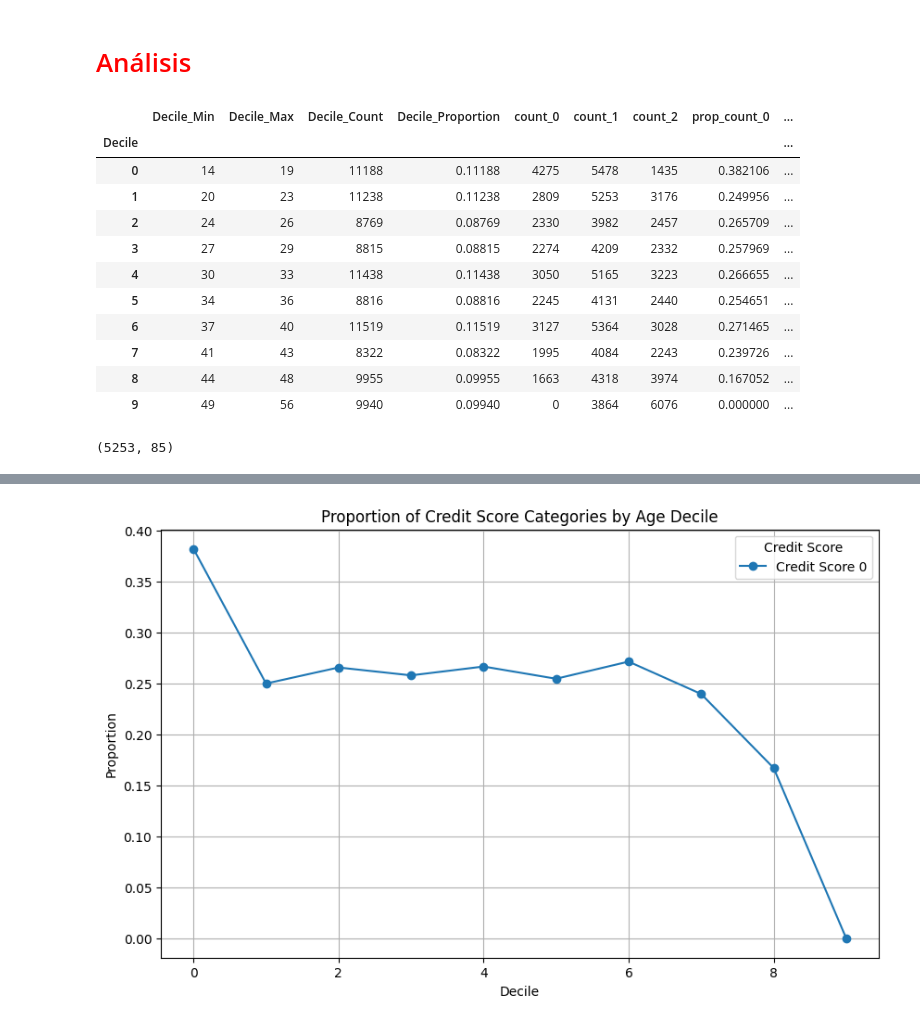
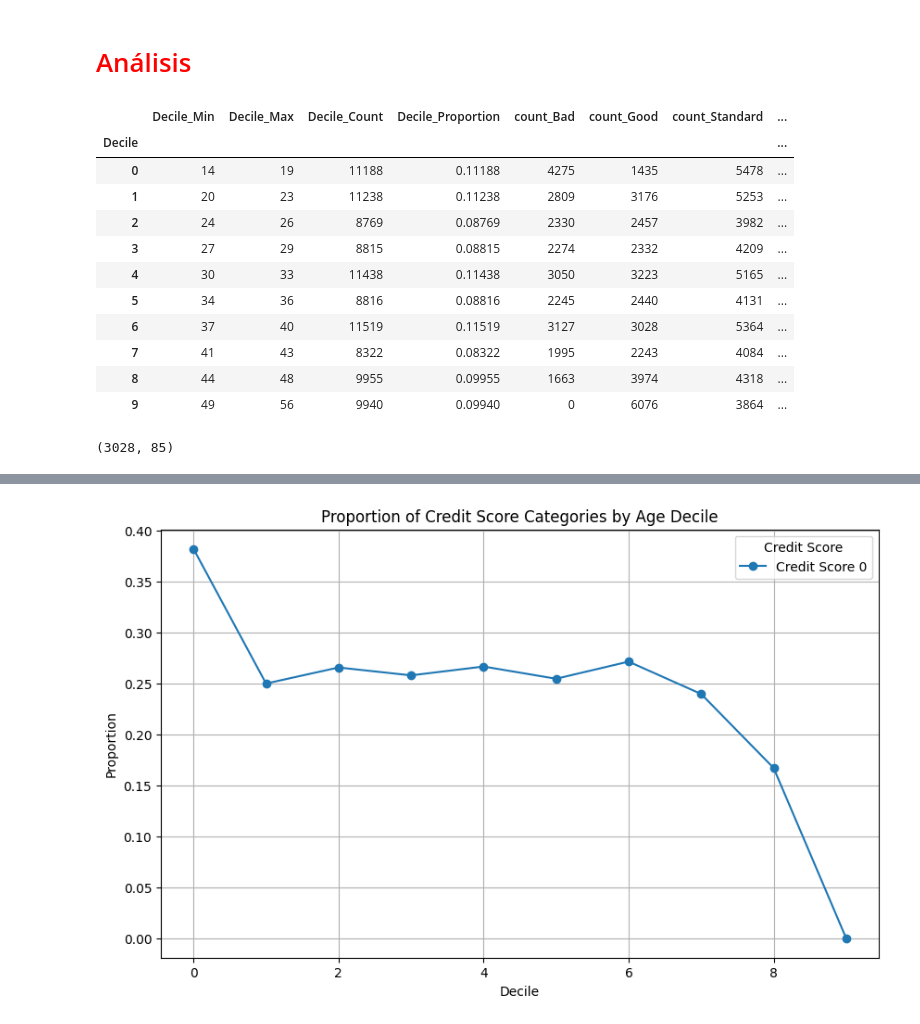
Before and after one commit to adoljc87/SCORE, a Jupyter notebook: notebooks/1_BIVARIATE_ANALYSIS/1_Age.ipynb, the cells around one changed output, grey strips where cells are left out. Saved outputs shown, nothing was run; the diff lists cells and outputs as text; code cells hidden in the pictures.

Commit message:
se continúa desarrollando el análisis bivariado para age

```diff
--- a/notebooks/1_BIVARIATE_ANALYSIS/1_Age.ipynb
+++ b/notebooks/1_BIVARIATE_ANALYSIS/1_Age.ipynb
@@ -53,23 +60,23 @@ memory usage: 64.8+ MB
 # %%
-# Run the new summarize_decile_analysis function on Age
-analysis_summary = summarize_decile_analysis(df, "Age")
+# Análisis por deciles
+analysis_summary = summarize_decile_analysis(df, "Age", target_col="Credit_Mix")
 
 deciles = analysis_summary['decile_summary']
 deciles
 # %% [output]
-|  | Decile_Min | Decile_Max | Decile_Count | Decile_Proportion | count_0 | count_1 | count_2 | prop_count_0 | ... |
-| Decile |  |  |  |  |  |  |  |  | ... |
-| 0 | 14 | 19 | 11188 | 0.11188 | 4275 | 5478 | 1435 | 0.382106 | ... |
-| 1 | 20 | 23 | 11238 | 0.11238 | 2809 | 5253 | 3176 | 0.249956 | ... |
-| 2 | 24 | 26 | 8769 | 0.08769 | 2330 | 3982 | 2457 | 0.265709 | ... |
-| 3 | 27 | 29 | 8815 | 0.08815 | 2274 | 4209 | 2332 | 0.257969 | ... |
-| 4 | 30 | 33 | 11438 | 0.11438 | 3050 | 5165 | 3223 | 0.266655 | ... |
-| 5 | 34 | 36 | 8816 | 0.08816 | 2245 | 4131 | 2440 | 0.254651 | ... |
-| 6 | 37 | 40 | 11519 | 0.11519 | 3127 | 5364 | 3028 | 0.271465 | ... |
-| 7 | 41 | 43 | 8322 | 0.08322 | 1995 | 4084 | 2243 | 0.239726 | ... |
-| 8 | 44 | 48 | 9955 | 0.09955 | 1663 | 4318 | 3974 | 0.167052 | ... |
-| 9 | 49 | 56 | 9940 | 0.09940 | 0 | 3864 | 6076 | 0.000000 | ... |
+|  | Decile_Min | Decile_Max | Decile_Count | Decile_Proportion | count_Bad | count_Good | count_Standard | ... |
+| Decile |  |  |  |  |  |  |  | ... |
+| 0 | 14 | 19 | 11188 | 0.11188 | 4275 | 1435 | 5478 | ... |
+| 1 | 20 | 23 | 11238 | 0.11238 | 2809 | 3176 | 5253 | ... |
+| 2 | 24 | 26 | 8769 | 0.08769 | 2330 | 2457 | 3982 | ... |
+| 3 | 27 | 29 | 8815 | 0.08815 | 2274 | 2332 | 4209 | ... |
+| 4 | 30 | 33 | 11438 | 0.11438 | 3050 | 3223 | 5165 | ... |
+| 5 | 34 | 36 | 8816 | 0.08816 | 2245 | 2440 | 4131 | ... |
+| 6 | 37 | 40 | 11519 | 0.11519 | 3127 | 3028 | 5364 | ... |
+| 7 | 41 | 43 | 8322 | 0.08322 | 1995 | 2243 | 4084 | ... |
+| 8 | 44 | 48 | 9955 | 0.09955 | 1663 | 3974 | 4318 | ... |
+| 9 | 49 | 56 | 9940 | 0.09940 | 0 | 6076 | 3864 | ... |
 # %%
-df[(df['Age'] >= 20) & (df['Age'] <= 23) & (df['Credit_Score'] == 1)].shape
+df[(df['Age'] >= 37) & (df['Age'] <= 40) & (df['Credit_Score'] == 2)].shape
 # %% [output]
-(5253, 85)
+(3028, 85)
```
Also changed, not shown: parts of 14 cells of this notebook, 2 other files.
